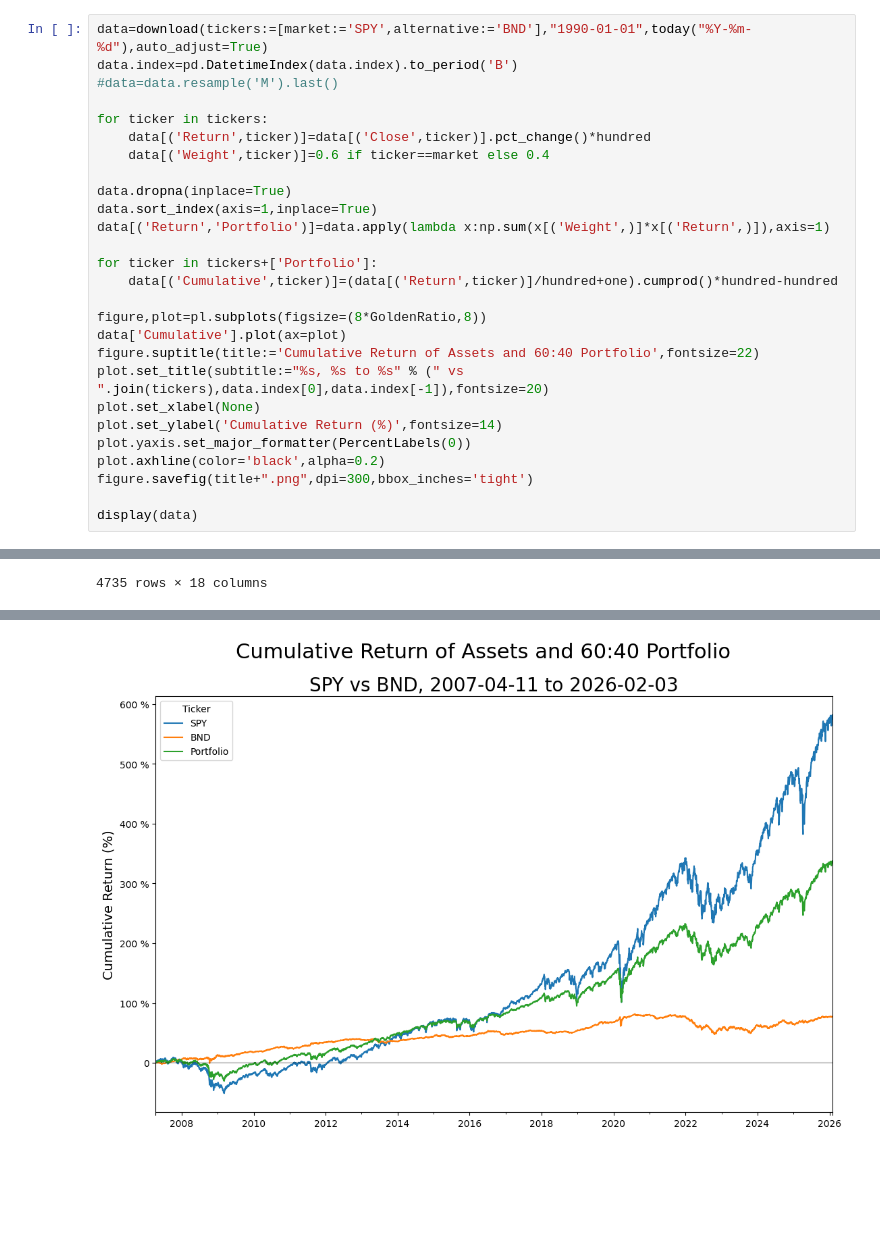
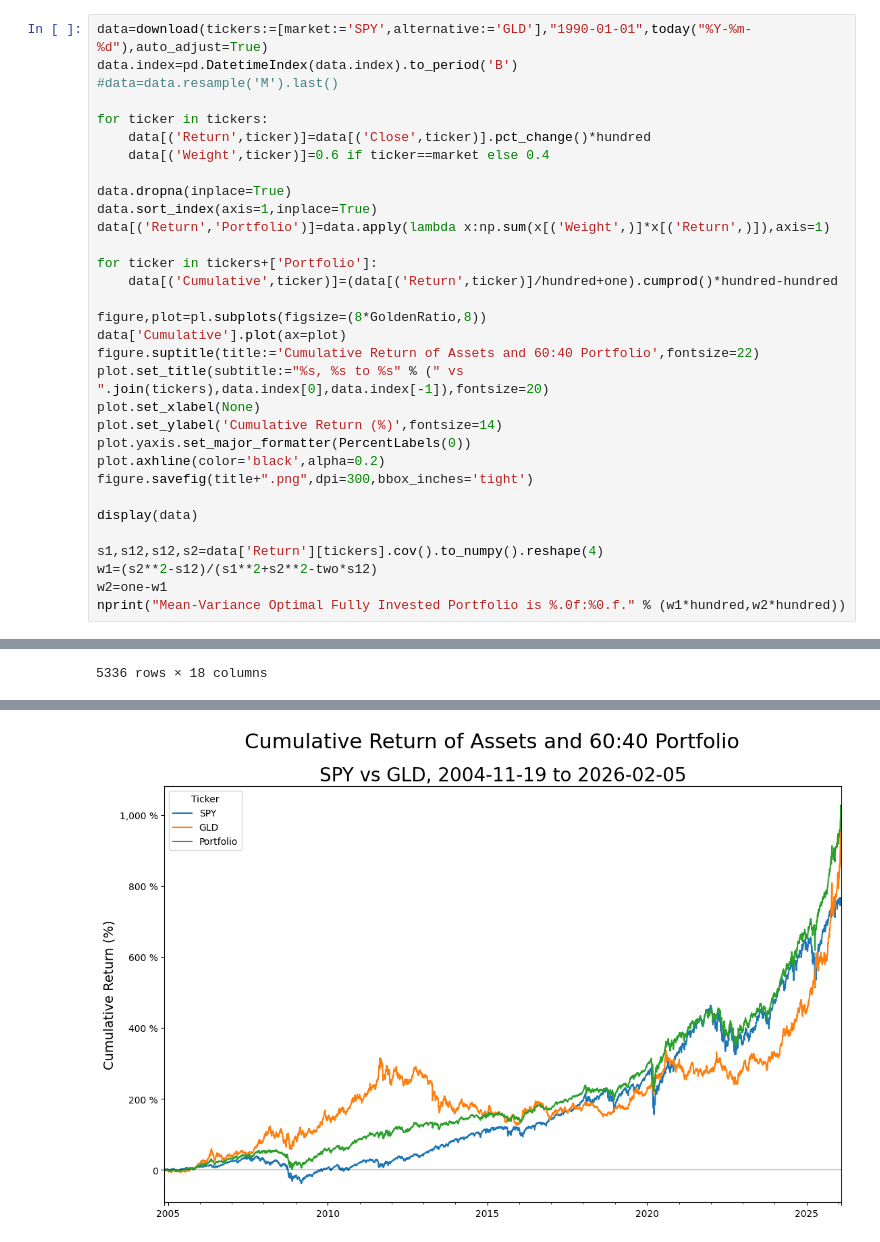
Before and after one commit to Farmhouse121/Financial-Data-Science-in-Python, a Jupyter notebook: 60_40_Equities_and_Gold.ipynb, the cells around one changed output, grey strips where cells are left out. Drawn from its saved outputs; the diff is of its cells as text; blank space fills up the shorter version.

```diff
--- a/60_40_Equities_and_Gold.ipynb
+++ b/60_40_Equities_and_Gold.ipynb
@@ -10,5 +10,5 @@ from my_library import *
 # %%
-data=download(tickers:=[market:='SPY',alternative:='BND'],"1990-01-01",today("%Y-%m-%d"),auto_adjust=True)
+data=download(tickers:=[market:='SPY',alternative:='GLD'],"1990-01-01",today("%Y-%m-%d"),auto_adjust=True)
 data.index=pd.DatetimeIndex(data.index).to_period('B')
 #data=data.resample('M').last()
 
@@ -34,6 +34,11 @@ plot.axhline(color='black',alpha=0.2)
 figure.savefig(title+".png",dpi=300,bbox_inches='tight')
 
 display(data)
+
+s1,s12,s12,s2=data['Return'][tickers].cov().to_numpy().reshape(4)
+w1=(s2**2-s12)/(s1**2+s2**2-two*s12)
+w2=one-w1
+nprint("Mean-Variance Optimal Fully Invested Portfolio is %.0f:%0.f." % (w1*hundred,w2*hundred))
 # %% [output]
 [*********************100%***********************]  2 of 2 completed
 | Price | Close |  | High |  | Low |  | Open |  | Return |  | Volume | ... |
@@ -53 +58 @@ display(data)
-4735 rows × 18 columns
+5336 rows × 18 columns
@@ -54,4 +60,4 @@ display(data)
-[figure, old version]
+[figure, new version]
 # %%
 from warnings import filterwarnings ; filterwarnings('ignore',category=pd.errors.PerformanceWarning)
 
```
Also changed, not shown: parts of 9 cells of this notebook.
